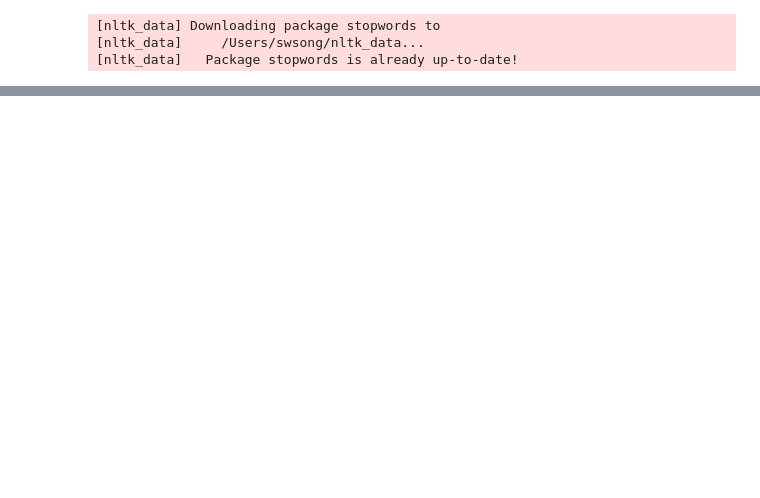
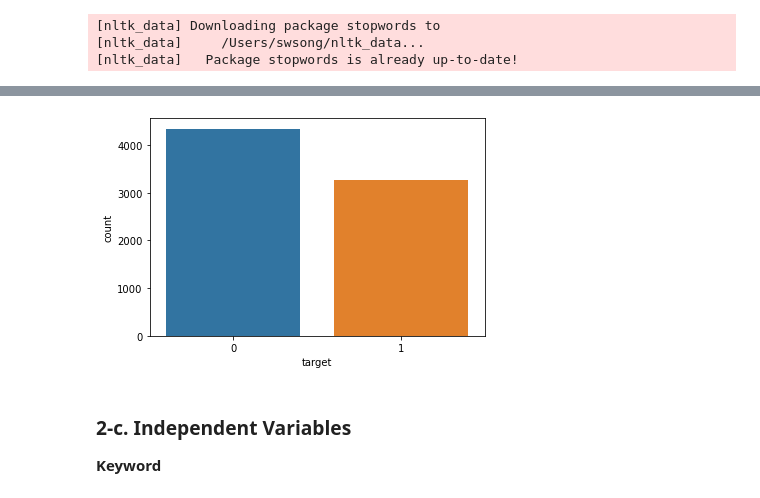
Before and after one commit to sw-song/kaggle-study, a Jupyter notebook: 03_NLP_with_Disaster_Tweets/Clone_TL_using_TFHub.ipynb, the cells around one changed output, grey strips where cells are left out. Drawn from its saved outputs; the diff is of its cells as text; code cells hidden in the pictures; blank space fills up the shorter version.

```diff
--- a/03_NLP_with_Disaster_Tweets/Clone_TL_using_TFHub.ipynb
+++ b/03_NLP_with_Disaster_Tweets/Clone_TL_using_TFHub.ipynb
@@ -53,0 +69,6 @@ from nltk.tokenize import word_tokenize
+# %%
+# Reading Data Files
+train = pd.read_csv('./data/train.csv')
+test = pd.read_csv('./data/test.csv')
+print('Train Shape : ', train.shape)
+print('Test Shape : ', test.shape)
@@ -53,0 +141,9 @@ from nltk.tokenize import word_tokenize
+# %%
+# Visualize the classes
+sns.countplot('target', data=train);
+# %% [output]
+[figure, added]
+# %% [markdown]
+### 2-c. Independent Variables
+
+**Keyword**
```
Also changed, not shown: parts of 60 cells of this notebook.
